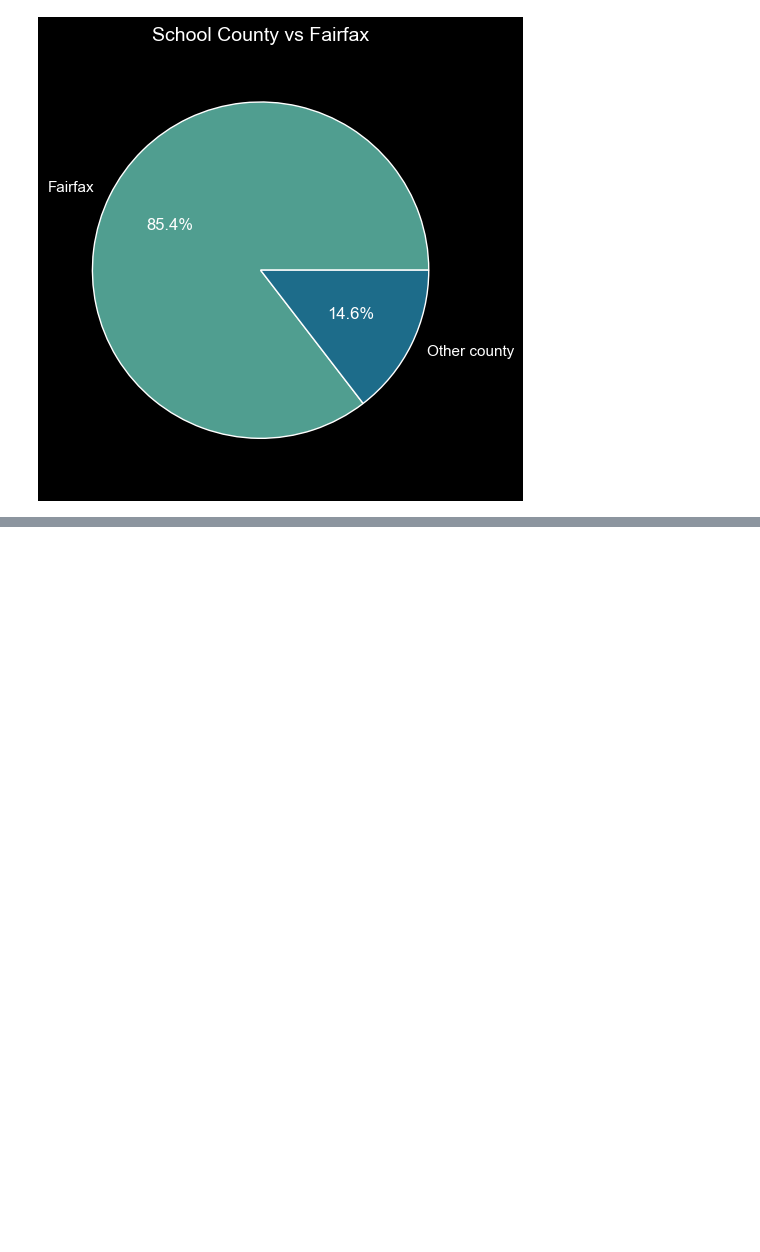
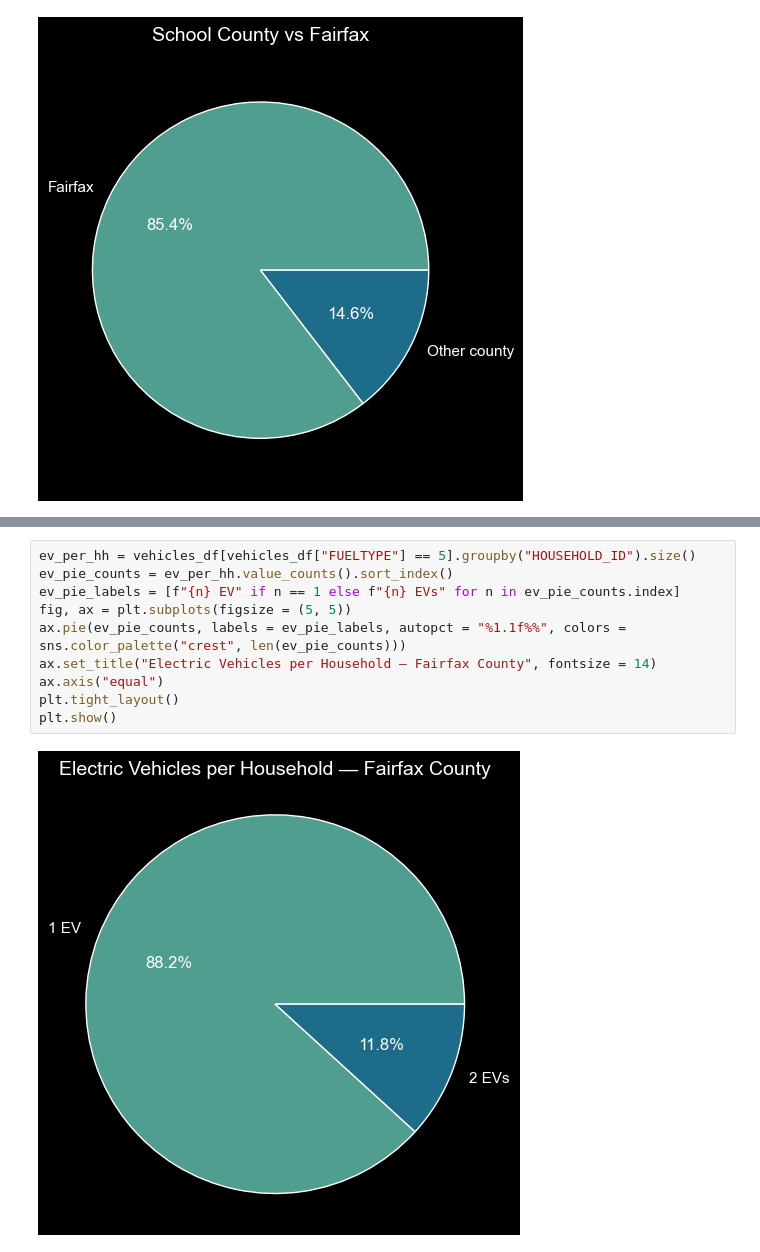
Before and after one commit to pengu-rengu/ev_digital_city, a Jupyter notebook: notebooks/initial_analysis.ipynb, the cells around one changed output, grey strips where cells are left out. Drawn from its saved outputs; the diff is of its cells as text; blank space fills up the shorter version.

```diff
--- a/notebooks/initial_analysis.ipynb
+++ b/notebooks/initial_analysis.ipynb
@@ -378,0 +440,12 @@ plt.show()
+# %%
+ev_per_hh = vehicles_df[vehicles_df["FUELTYPE"] == 5].groupby("HOUSEHOLD_ID").size()
+ev_pie_counts = ev_per_hh.value_counts().sort_index()
+ev_pie_labels = [f"{n} EV" if n == 1 else f"{n} EVs" for n in ev_pie_counts.index]
+fig, ax = plt.subplots(figsize = (5, 5))
+ax.pie(ev_pie_counts, labels = ev_pie_labels, autopct = "%1.1f%%", colors = sns.color_palette("crest", len(ev_pie_counts)))
+ax.set_title("Electric Vehicles per Household — Fairfax County", fontsize = 14)
+ax.axis("equal")
+plt.tight_layout()
+plt.show()
+# %% [output]
+[figure, added]
```
Also changed, not shown: parts of 14 cells of this notebook.
